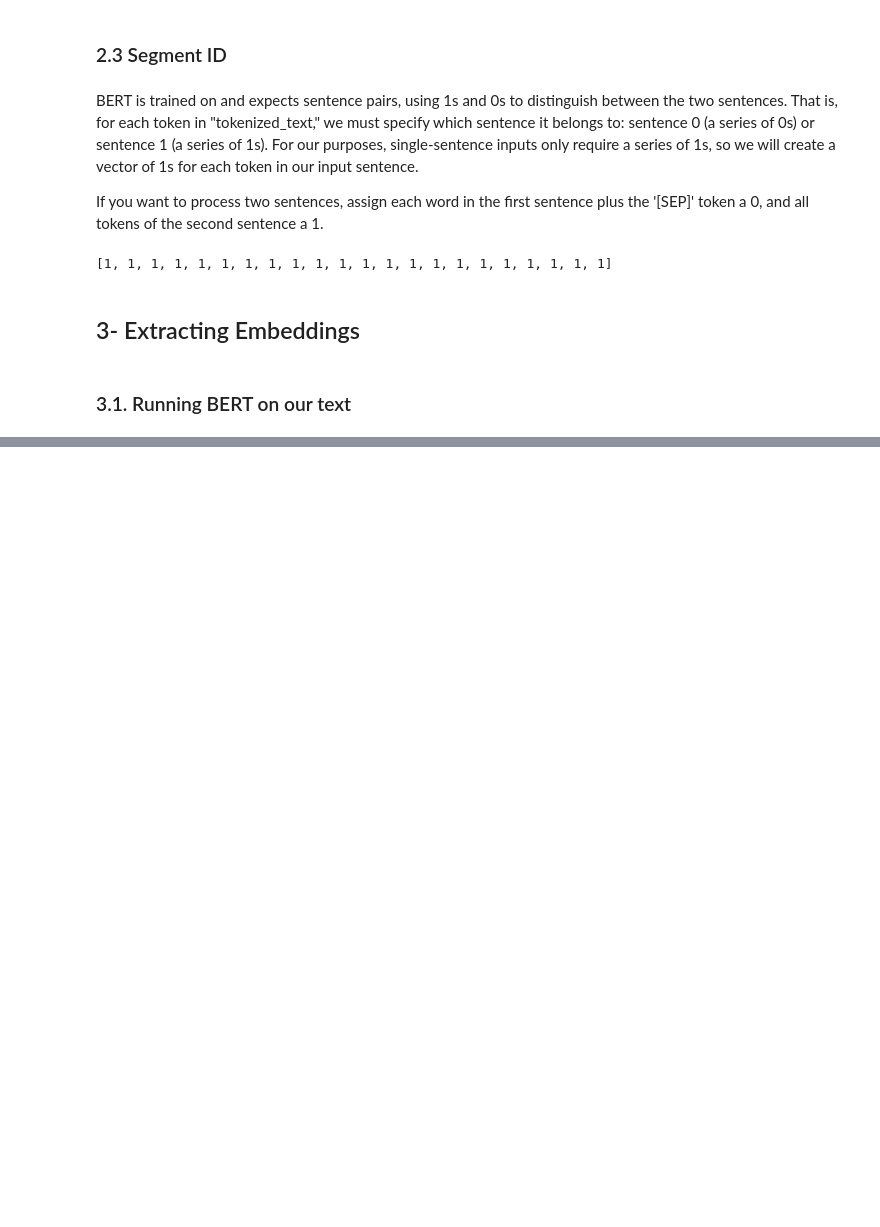
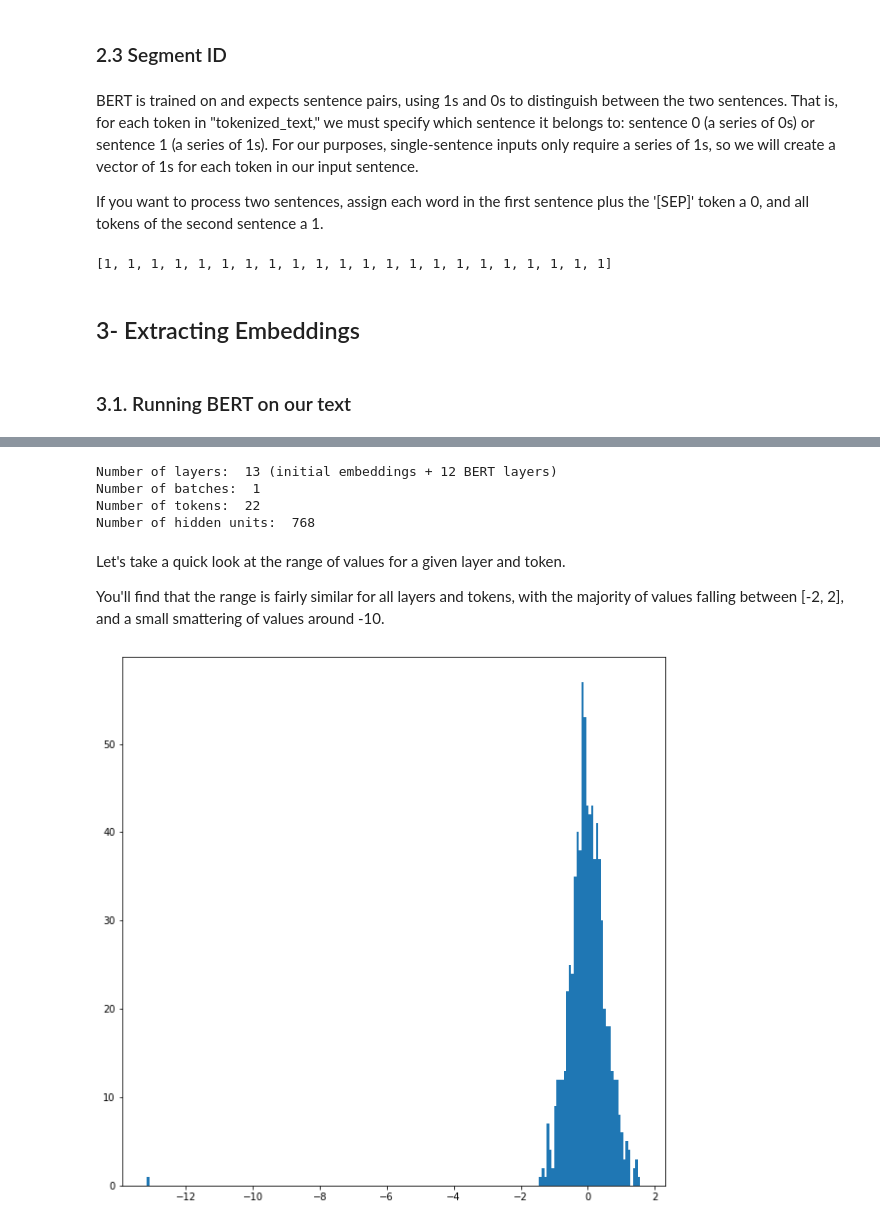
Before and after one commit to rahiakela/bert-research-series, a Jupyter notebook: ep_2_bert_word_embeddings.ipynb, the cells around one changed output, grey strips where cells are left out. Cells and saved outputs as stored; diff of their text form; code cells hidden in the pictures; blank space fills up the shorter version.

```diff
--- a/ep_2_bert_word_embeddings.ipynb
+++ b/ep_2_bert_word_embeddings.ipynb
@@ -222,0 +225,4 @@ print(segments_ids)
+# %%
+# Convert inputs to PyTorch tensors
+tokens_tensor = torch.tensor([indexed_tokens])
+segments_tensors = torch.tensor([segments_ids])
@@ -222,0 +233,5 @@ print(segments_ids)
+# %%
+# Load pre-trained model (weights)
+model = BertModel.from_pretrained('bert-base-uncased', output_hidden_states=True) # Whether the model returns all hidden-states.
+# Put the model in "evaluation" mode, meaning feed-forward operation.
+model.eval()
@@ -222,0 +260,12 @@ print(segments_ids)
+# %%
+# Run the text through BERT, and collect all of the hidden states produced from all 12 layers.
+with torch.no_grad():
+  outputs = model(tokens_tensor, segments_tensors)
+  '''
+  Evaluating the model will return a different number of objects based on
+  how it's  configured in the `from_pretrained` call earlier. In this case,
+  becase we set `output_hidden_states = True`, the third item will be the
+  hidden states from all layers. See the documentation for more details:
+  https://huggingface.co/transformers/model_doc/bert.html#bertmodel
+  '''
+  hidden_states = outputs[2]
@@ -222,0 +287,32 @@ print(segments_ids)
+# %%
+print('Number of layers: ', len(hidden_states), '(initial embeddings + 12 BERT layers)')
+
+layer_i = 0
+print('Number of batches: ', len(hidden_states[layer_i]))
+
+batch_i = 0
+print('Number of tokens: ', len(hidden_states[layer_i][batch_i]))
+
+token_i = 0
+print('Number of hidden units: ', len(hidden_states[layer_i][batch_i][token_i]))
+# %% [output]
+Number of layers:  13 (initial embeddings + 12 BERT layers)
+Number of batches:  1
+Number of tokens:  22
+Number of hidden units:  768
+# %% [markdown]
+Let's take a quick look at the range of values for a given layer and token.
+
+You'll find that the range is fairly similar for all layers and tokens, with the majority of values falling between \[-2, 2\], and a small smattering of values around -10.
+# %%
+# For the 5th token in our sentence, select its feature values from layer 5.
+token_i = 5
+layer_i = 5
+vec = hidden_states[layer_i][batch_i][token_i]
+
+# Plot the values as a histogram to show their distribution.
+plt.figure(figsize=(10, 10))
+plt.hist(vec, bins=200)
+plt.show()
+# %% [output]
+[figure, added]
```
Also changed, not shown: parts of 16 cells of this notebook.
